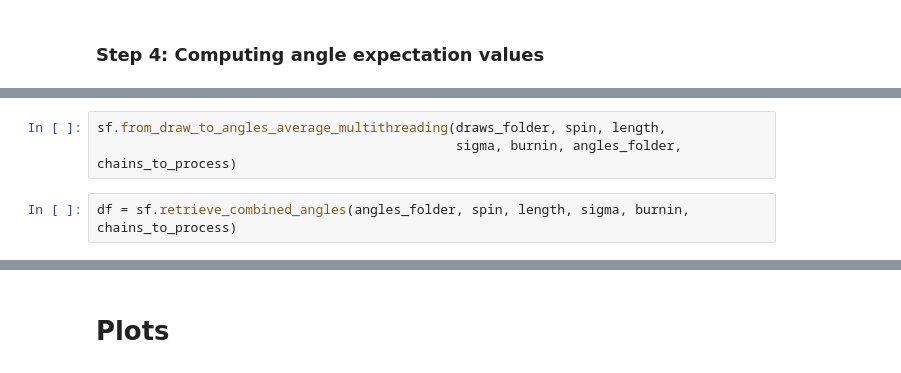
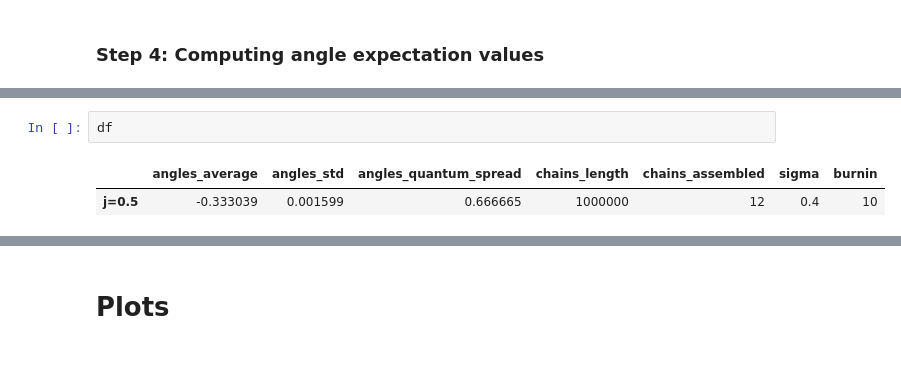
Before and after one commit to PietropaoloFrisoni/MCMC_16_cells_spinfoam, a Jupyter notebook: Python_interface.ipynb, the cells around one changed output, grey strips where cells are left out. Saved outputs shown, nothing was run; the diff lists cells and outputs as text.

```diff
--- a/Python_interface.ipynb
+++ b/Python_interface.ipynb
@@ -168,5 +164,5 @@ we store the result in a folder of our choice.
-# %%
-sf.from_draw_to_angles_average_multithreading(draws_folder, spin, length,
-                                              sigma, burnin, angles_folder, chains_to_process)
 # %%
-df = sf.retrieve_combined_angles(angles_folder, spin, length, sigma, burnin, chains_to_process)
+df
+# %% [output]
+|  | angles_average | angles_std | angles_quantum_spread | chains_length | chains_assembled | sigma | burnin |
+| j=0.5 | -0.333039 | 0.001599 | 0.666665 | 1000000 | 12 | 0.4 | 10 |
```
Also changed, not shown: parts of 15 cells of this notebook, 59 other files.
